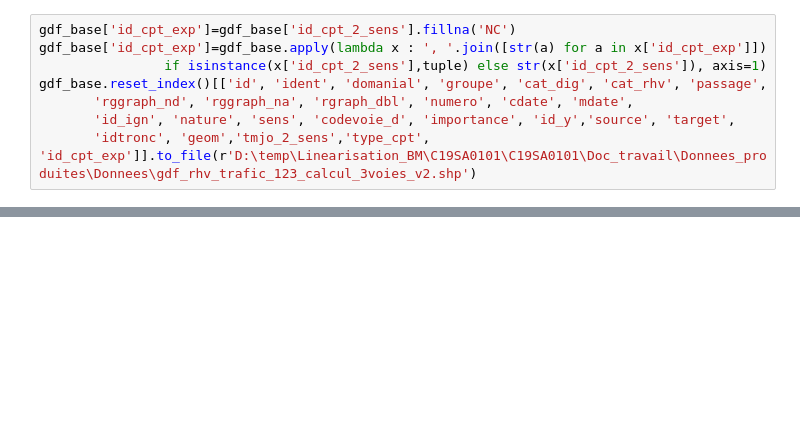
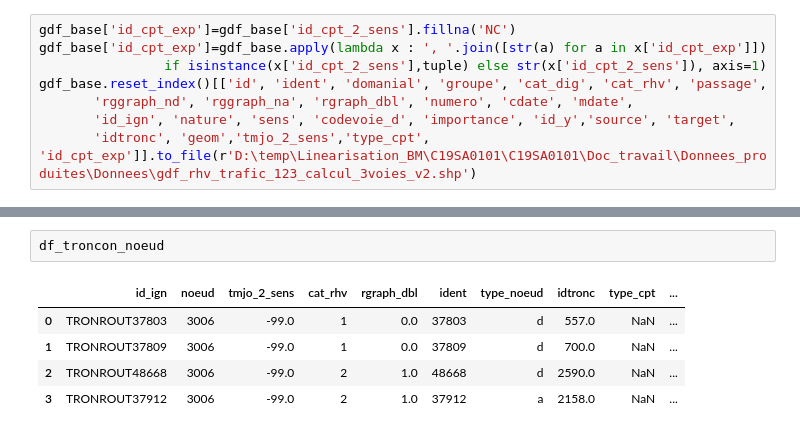
Before and after one commit to nantodevison/Lin_uniq_BdxM, a Jupyter notebook: Lin_uniq_BdxM/Traitements/traitements.ipynb, the cells around one changed output, grey strips where cells are left out. Drawn from its saved outputs; the diff is of its cells as text; blank space fills up the shorter version.

Commit message:
Avant test sur Troncon

```diff
--- a/Lin_uniq_BdxM/Traitements/traitements.ipynb
+++ b/Lin_uniq_BdxM/Traitements/traitements.ipynb
@@ -799,0 +531,8 @@ lgn_sup=gdf_calcul.loc[(gdf_calcul['idtronc']==1309) & ((gdf_calcul['source']==n
+# %%
+df_troncon_noeud
+# %% [output]
+|  | id_ign | noeud | tmjo_2_sens | cat_rhv | rgraph_dbl | ident | type_noeud | idtronc | type_cpt | ... |
+| 0 | TRONROUT37803 | 3006 | -99.0 | 1 | 0.0 | 37803 | d | 557.0 | NaN | ... |
+| 1 | TRONROUT37809 | 3006 | -99.0 | 1 | 0.0 | 37809 | d | 700.0 | NaN | ... |
+| 2 | TRONROUT48668 | 3006 | -99.0 | 2 | 1.0 | 48668 | d | 2590.0 | NaN | ... |
+| 3 | TRONROUT37912 | 3006 | -99.0 | 2 | 1.0 | 37912 | a | 2158.0 | NaN | ... |
```
Also changed, not shown: parts of 57 cells of this notebook, 4 other files.
